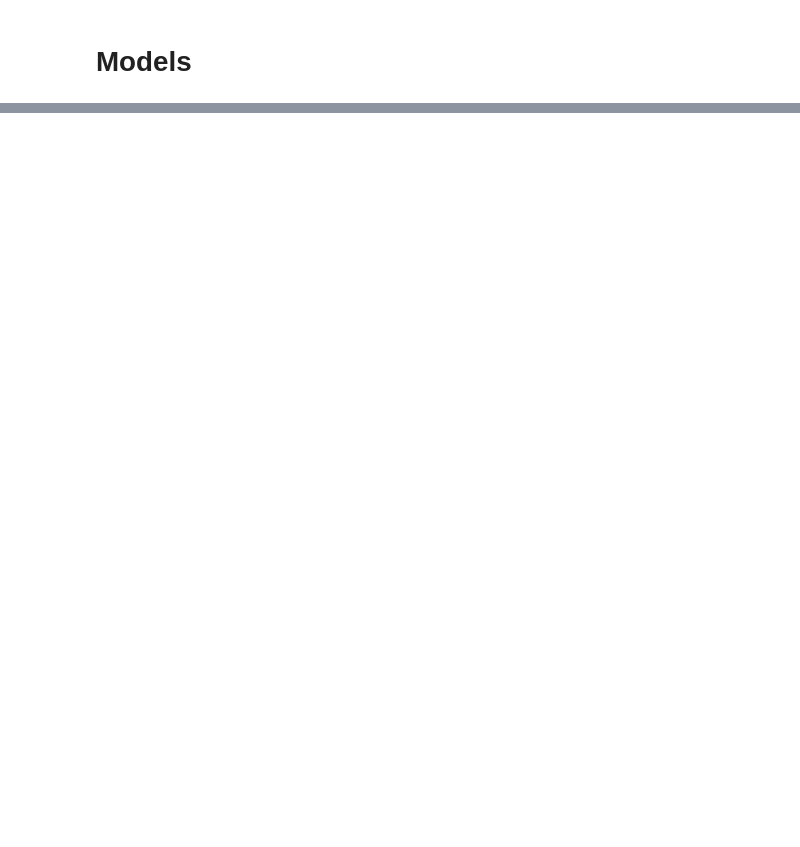
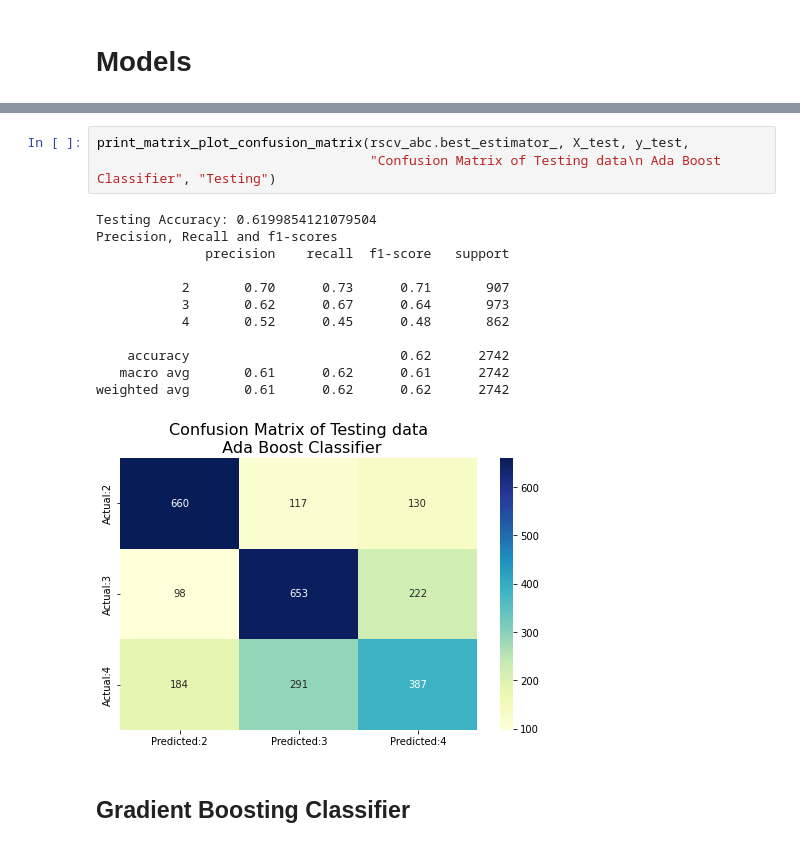
Before and after one commit to Utsav-Patel/USA-Accidents-Severity-Predictions, a Jupyter notebook: Data Exploration.ipynb, the cells around one changed output, grey strips where cells are left out. Drawn from its saved outputs; the diff is of its cells as text; blank space fills up the shorter version.

```diff
--- a/Data Exploration.ipynb
+++ b/Data Exploration.ipynb
@@ -646,0 +883,18 @@ from collections import Counter
+# %%
+print_matrix_plot_confusion_matrix(rscv_abc.best_estimator_, X_test, y_test,
+                                   "Confusion Matrix of Testing data\n Ada Boost Classifier", "Testing")
+# %% [output]
+Testing Accuracy: 0.6199854121079504
+Precision, Recall and f1-scores
+              precision    recall  f1-score   support
+
+           2       0.70      0.73      0.71       907
+           3       0.62      0.67      0.64       973
+           4       0.52      0.45      0.48       862
+
+    accuracy                           0.62      2742
+   macro avg       0.61      0.62      0.61      2742
+weighted avg       0.61      0.62      0.62      2742
+[figure, added]
+# %% [markdown]
+## Gradient Boosting Classifier
```
Also changed, not shown: parts of 63 cells of this notebook.
